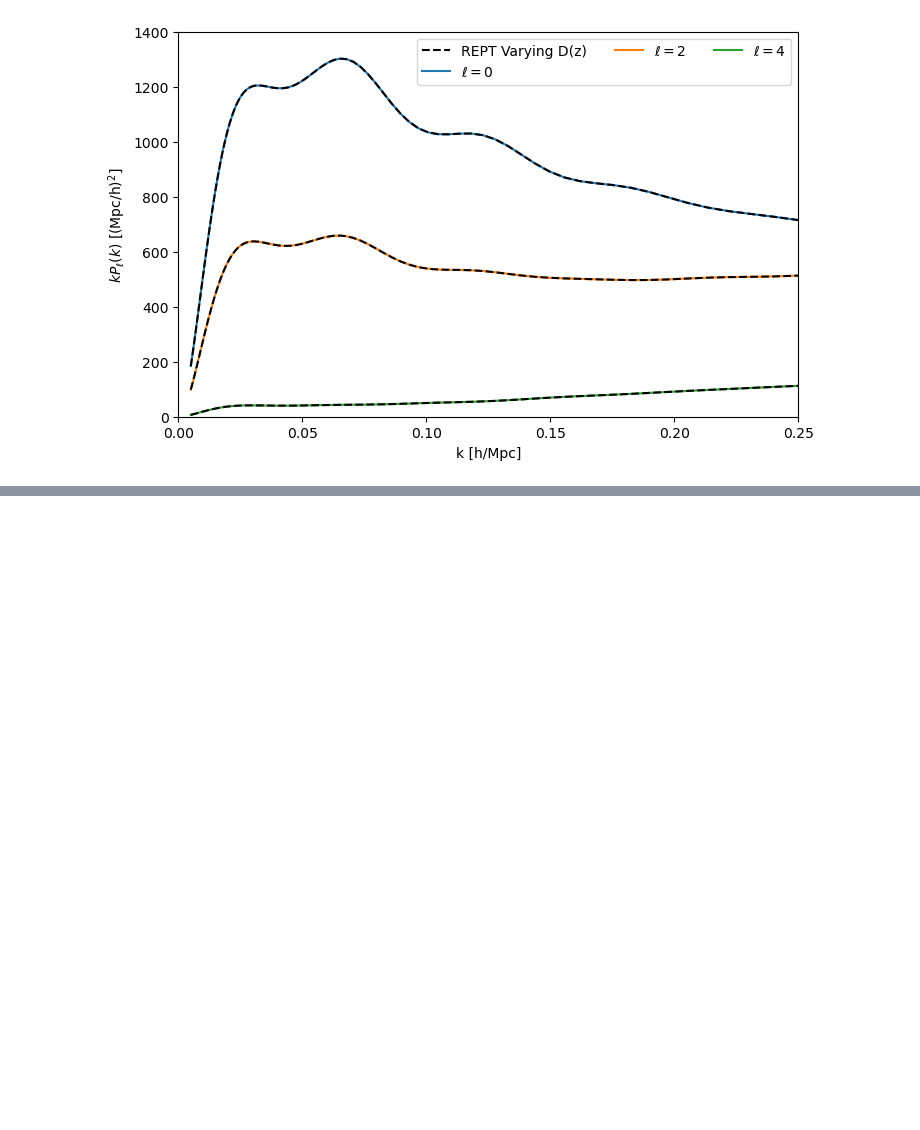
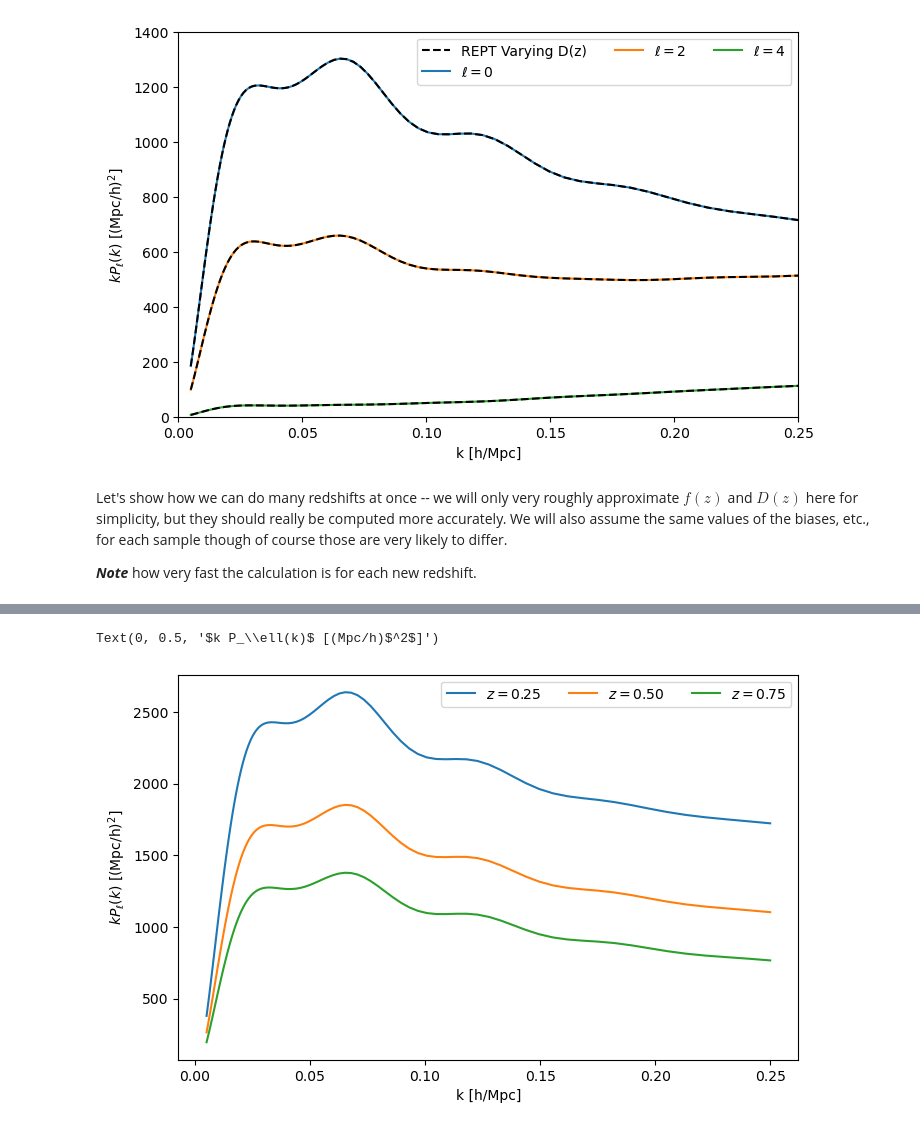
Before and after one commit to sfschen/velocileptors, a Jupyter notebook: EPT Examples.ipynb, the cells around one changed output, grey strips where cells are left out. Drawn from its saved outputs; the diff is of its cells as text; code cells hidden in the pictures; blank space fills up the shorter version.

```diff
--- a/EPT Examples.ipynb
+++ b/EPT Examples.ipynb
@@ -291,3 +301,24 @@ plt.legend(ncol=3,loc='upper right')
 plt.show()
 # %% [output]
 [figure]
+# %% [markdown]
+Let's show how we can do many redshifts at once -- we will only very roughly approximate $f(z)$ and $D(z)$ here for simplicity, but they should really be computed more accurately.  We will also assume the same values of the biases, etc., for each sample though of course those are very likely to differ.
+
+***Note*** how very fast the calculation is for each new redshift.
+# %%
+plt.figure(figsize=(8,5))
+#
+icol = 0
+for zz in [0.25,0.50,0.75]:
+    omz  = 0.3/( 0.3 + 0.7*(1+zz)**(-3)) # A rough approximation to OmegaM(z)
+    f    = omz**0.6                      # A rough approximation to f(z)
+    D    = 0.6819 * (1.8/(1+zz))         # A *super* rough approximation to D(z).
+    %time ks, p0g, p2g, p4g = eptdz.compute_redshift_space_power_multipoles(pars,f, Dz=D)
+    plt.plot(ks,ks*p0g,color='C'+str(icol),label='$z={:.2f}$'.format(zz))
+    icol = (icol+1)%10
+#
+plt.legend(ncol=3,loc='upper right')
+#
+plt.xlabel('k [h/Mpc]')
+plt.ylabel(r'$k P_\ell(k)$ [(Mpc/h)$^2$]')
+# %% [output]
@@ -293,0 +331,2 @@ plt.show()
+Text(0, 0.5, '$k P_\\ell(k)$ [(Mpc/h)$^2$]')
+[figure, added]
```
Also changed, not shown: parts of 19 cells of this notebook.
